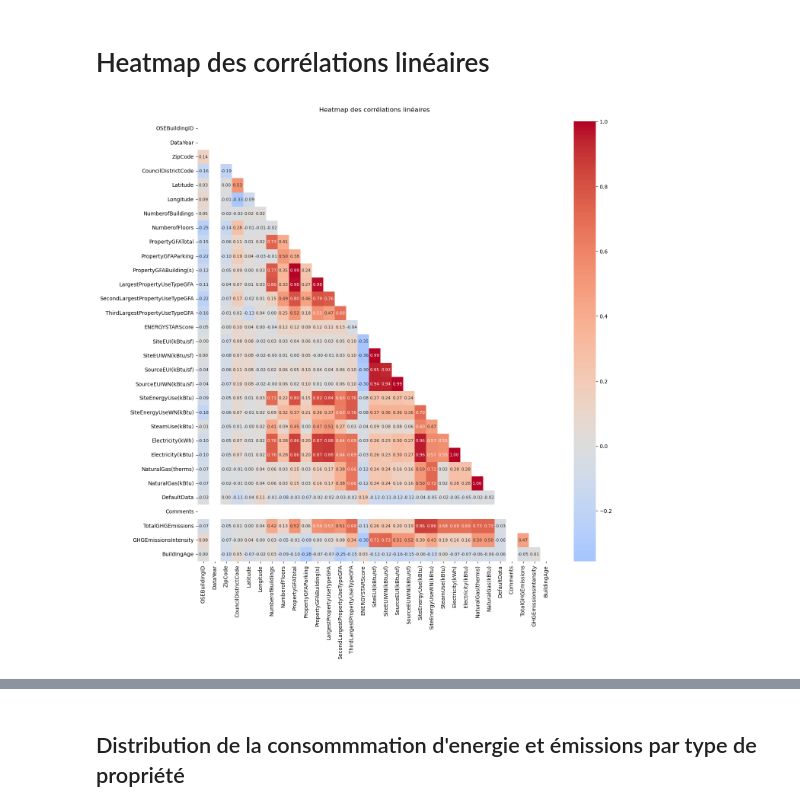
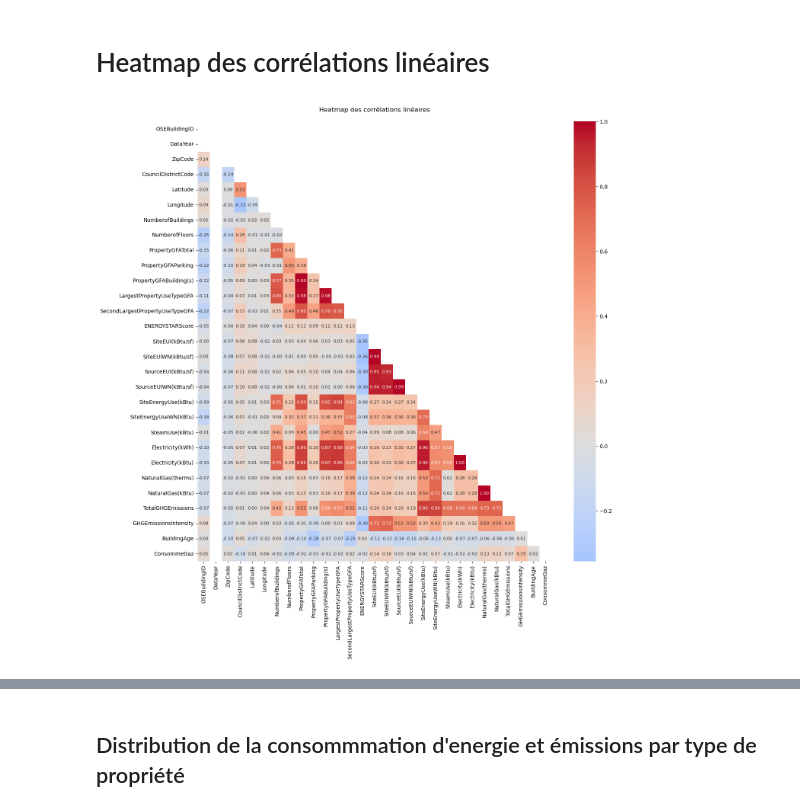
Before and after one commit to Tarek-D/P4_Anticipez-les-besoins-en-consommation-de-ba-timents, a Jupyter notebook: explore.ipynb, the cells around one changed output, grey strips where cells are left out. Cells and saved outputs as stored; diff of their text form; code cells hidden in the pictures.

```diff
--- a/explore.ipynb
+++ b/explore.ipynb
@@ -112,0 +144,13 @@ dtype: object
+# %%
+# Calculer le pourcentage de valeurs manquantes pour chaque colonne
+missing_percentage = (data.isnull().sum() / len(data)) * 100
+
+# Identifier les colonnes avec plus de 70% de valeurs manquantes
+columns_to_drop = missing_percentage[missing_percentage > 70].index.tolist()
+
+# Supprimer ces colonnes de 'data'
+data = data.drop(columns=columns_to_drop)
+
+# Afficher la liste des colonnes supprimées
+print("Colonnes supprimées :")
+print(columns_to_drop)
@@ -386,0 +426,13 @@ On a des bureaux et parking, mais étant donnée qu'on est sur second largest pr
+# %%
+# Créer une nouvelle colonne 'ConsommeGaz' en fonction de 'NaturalGas(kBtu)'
+data['ConsommeGaz'] = (data['NaturalGas(kBtu)'] > 0).astype(int)
+
+# Compter les occurrences de 'ConsommeGaz'
+consomme_gaz_counts = data['ConsommeGaz'].value_counts()
+
+# Créer un pie chart
+plt.figure(figsize=(8, 8))
+plt.pie(consomme_gaz_counts, labels=['Consomme Gaz', 'Ne Consomme Pas de Gaz'], autopct='%1.1f%%', startangle=140)
+plt.title("Répartition des Bâtiments en Fonction de la Consommation de Gaz")
+plt.axis('equal')  # Laisser le graphique circulaire
+plt.show()
@@ -387,13 +441,16 @@ On a des bureaux et parking, mais étant donnée qu'on est sur second largest pr
 # %% [markdown]
 # Heatmap des corrélations linéaires
 # %%
-corr = data.corr()
+# Sélection des colonnes numériques
+numeric_columns = data.select_dtypes(include=['number'])
+
+corr = numeric_columns.corr()
 mask = np.zeros_like(corr)
 mask[np.triu_indices_from(mask)] = True
 fig, ax = plt.subplots(figsize=(15,15))
 ax = sns.heatmap(corr, annot=True, fmt=".2f", annot_kws={'size':8},
                  mask=mask, center=0, cmap="coolwarm")
 plt.title(f"Heatmap des corrélations linéaires\n")
 plt.show()
 # %% [output]
-[figure, old version]
+[figure, new version]
```
Also changed, not shown: parts of 43 cells of this notebook.
